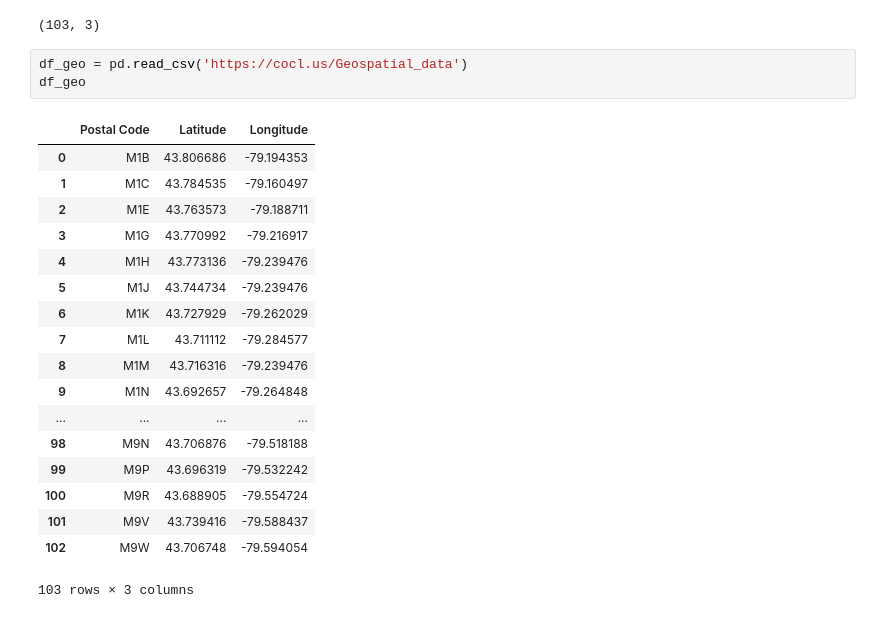
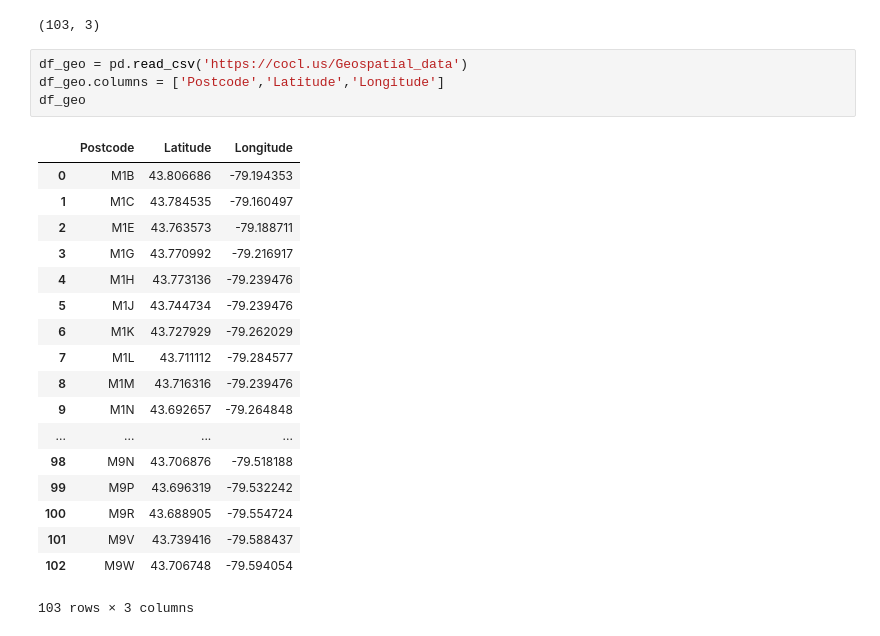
Before and after one commit to pigisstupid/Coursera-Capstone-Week-1, a Jupyter notebook: Week 3 Assignment.ipynb, the cells around one changed output. Saved outputs shown, nothing was run; the diff lists cells and outputs as text.

```diff
--- a/Week 3 Assignment.ipynb
+++ b/Week 3 Assignment.ipynb
@@ -60,9 +60,10 @@ df_gb.shape
 (103, 3)
 # %%
 df_geo = pd.read_csv('https://cocl.us/Geospatial_data')
+df_geo.columns = ['Postcode','Latitude','Longitude']
 df_geo
 # %% [output]
-|  | Postal Code | Latitude | Longitude |
+|  | Postcode | Latitude | Longitude |
 | 0 | M1B | 43.806686 | -79.194353 |
 | 1 | M1C | 43.784535 | -79.160497 |
 | 2 | M1E | 43.763573 | -79.188711 |
```
Also changed, not shown: parts of 1 cell of this notebook.
